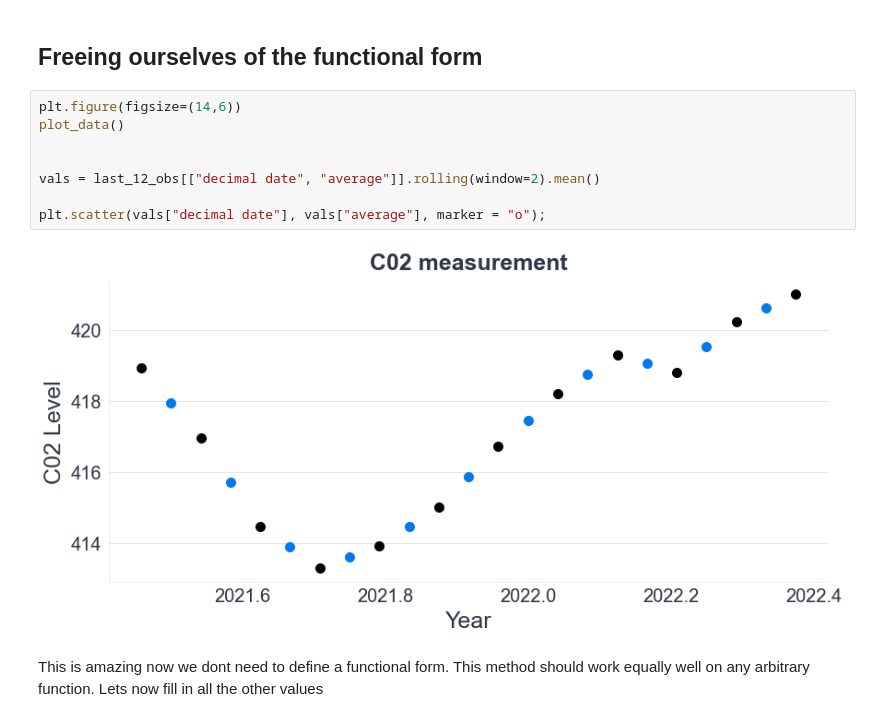
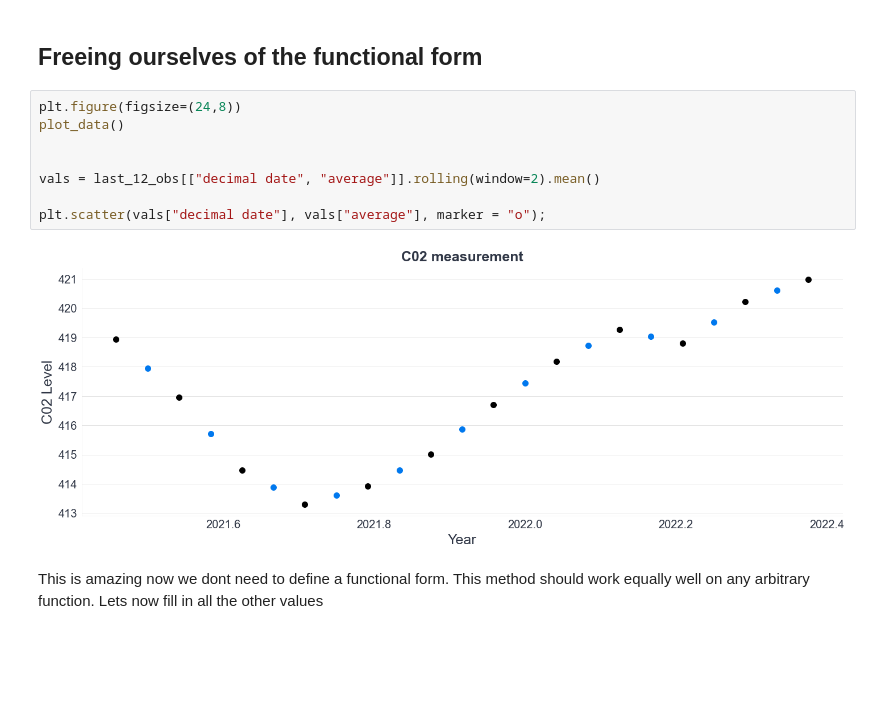
Before and after one commit to bwengals/etc, a Jupyter notebook: lesson_2_Section_30_new.ipynb, the cells around one changed output. Cells and saved outputs as stored; diff of their text form; blank space fills up the shorter version.

```diff
--- a/lesson_2_Section_30_new.ipynb
+++ b/lesson_2_Section_30_new.ipynb
@@ -188,15 +183,15 @@ Writing down our steps.
 # %% [markdown]
 ##  Freeing ourselves of the functional form
 # %%
-plt.figure(figsize=(14,6))
+plt.figure(figsize=(24,8))
 plot_data()
 
 
 vals = last_12_obs[["decimal date", "average"]].rolling(window=2).mean()
 
 plt.scatter(vals["decimal date"], vals["average"], marker = "o");
 # %% [output]
-[figure, old version]
+[figure, new version]
 # %% [markdown]
 This is amazing now we dont need to define a functional form. This method should work equally well on any arbitrary function. Lets now fill in all the other values
 # %% [markdown]
```
Also changed, not shown: parts of 5 cells of this notebook.
